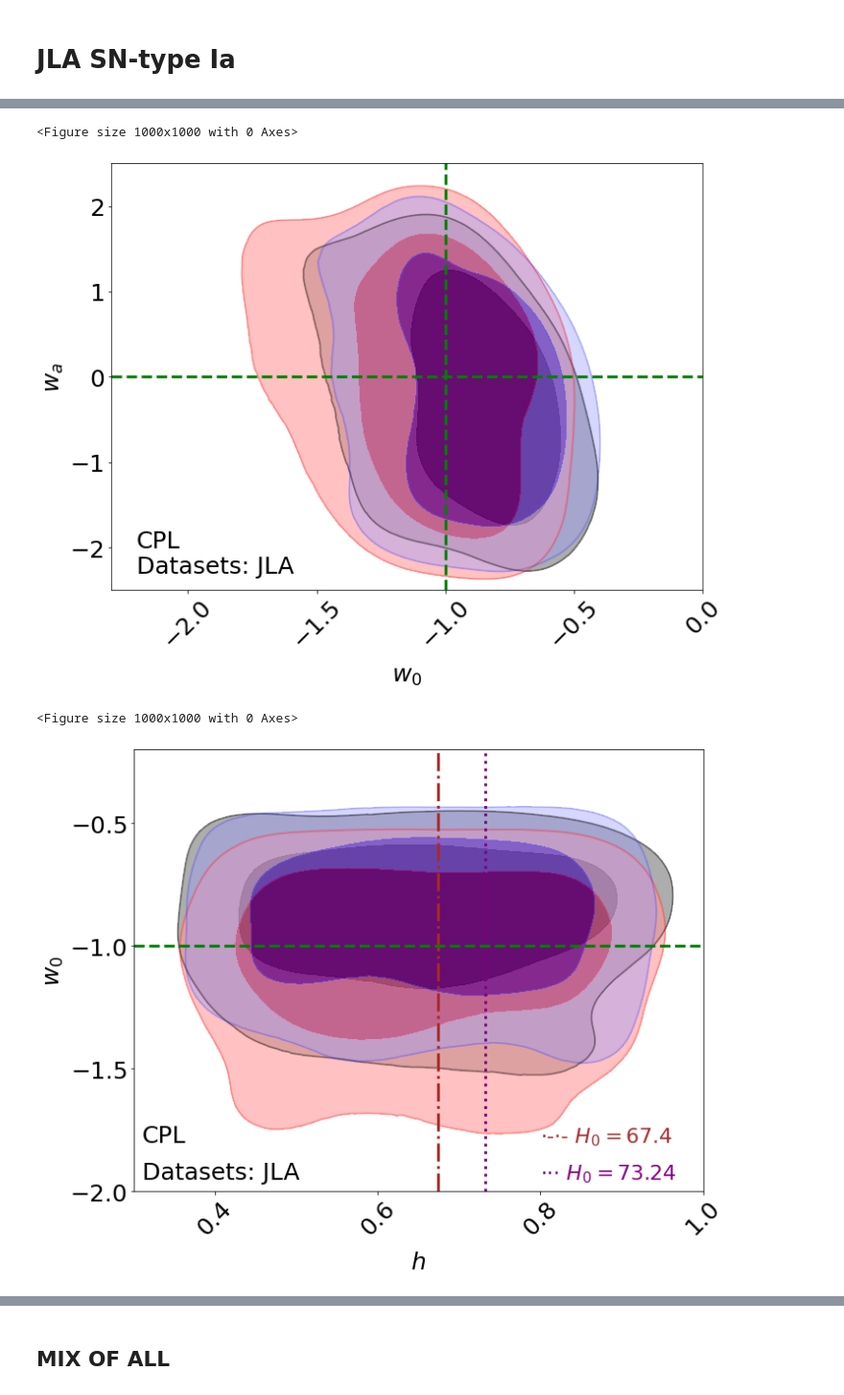
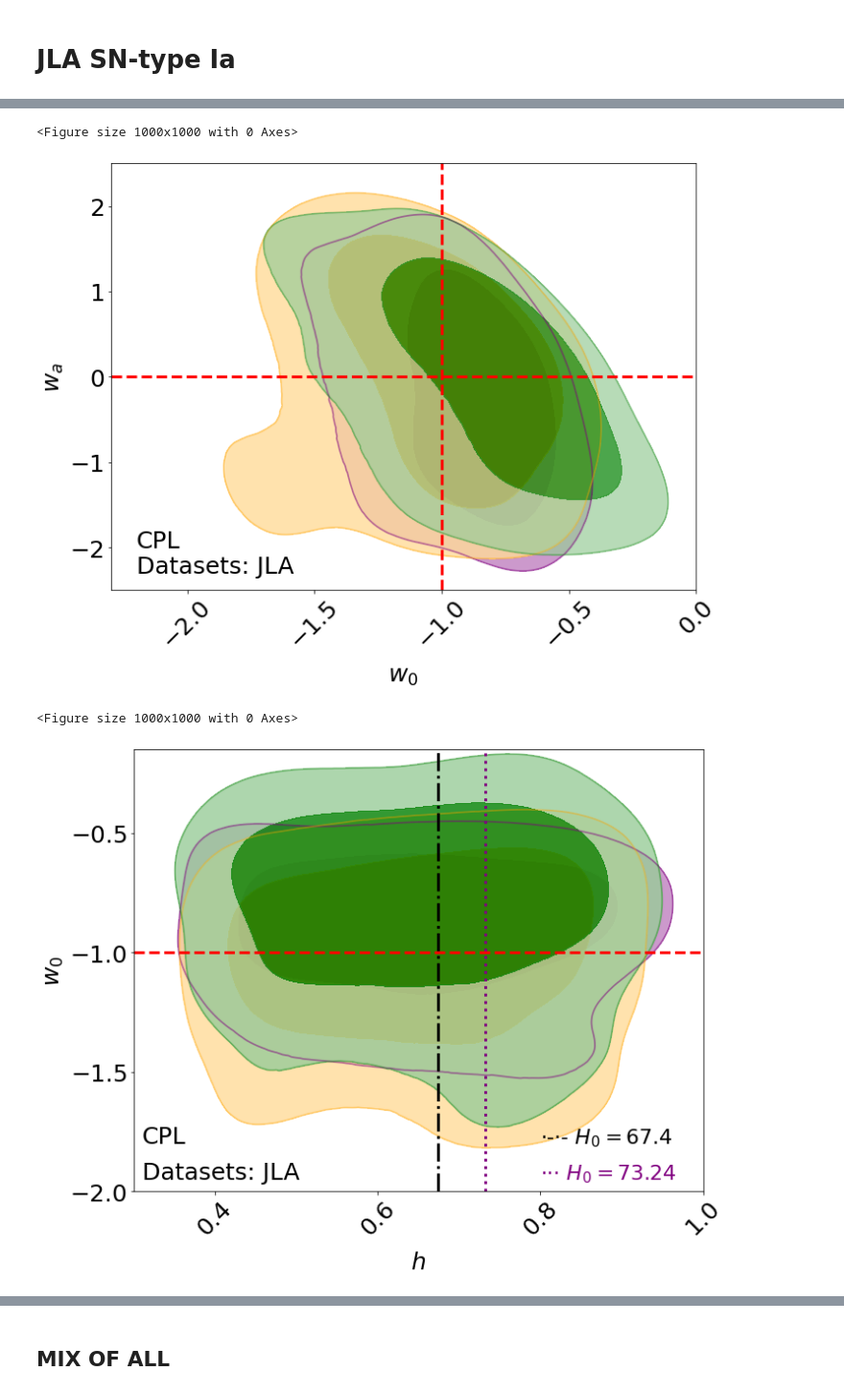
Before and after one commit to igomezv/neuralCosmoReconstruction, a Jupyter notebook: notebooks/getdist_waCDM_crann.ipynb, the cells around one changed output, grey strips where cells are left out. Shown at 96% size. Saved outputs shown, nothing was run; the diff lists cells and outputs as text; code cells hidden in the pictures.

```diff
--- a/notebooks/getdist_waCDM_crann.ipynb
+++ b/notebooks/getdist_waCDM_crann.ipynb
@@ -20,9 +20,8 @@ $ \frac{H(z)^2}{H_0^2} = \Omega_{m,0}(1+z)^3 + (1-\Omega_{m,0})(1+z)^{3(1+\omega
 
 #### Defining file names for MCMC chains for posterior pdf sampling
 # %%
-# dir_name = '/home/cosmocicatais/simpleMC/chains/'
-dir_name = '/home/isidro/Documents/github/simplemc_tests/chains/'
-# dir_name = "chains/"
+# dir_name = '/home/isidro/Documents/gitHub/simplemc_tests/chains/'
+dir_name = "/home/isidro/Documents/gitHub/neuralCosmoReconstruction/notebooks/chains/"
 
 dir_name_sn = dir_name + 'SN/'
 dir_name_sn_planck = dir_name + 'SN+Planck/'
@@ -86,11 +85,13 @@ roots_all = [
                   'waCDM_phy_SN+HD+fs8_nested_dynesty_multi',
                   'waCDM_phy_SN+HD+fs8_nested_dynesty_multi_new',
                   'waCDM_phy_SN+HD+fs8_nested_dynesty_multi_new_new']#_new
+#                   'waCDM_phy_SN+HD+fs8_nested_dynesty_multi_new_new_new']
+
 
 roots_all_planck = [
                   'waCDM_phy_SN+HD+fs8+Planck_nested_dynesty_multi',
                   'waCDM_phy_SN+HD+fs8+Planck_nested_dynesty_multi_new',
-                  'waCDM_phy_SN+HD+fs8+Planck_nested_dynesty_multi_new_new']#_new
+                  'waCDM_phy_SN+HD+fs8+Planck_nested_dynesty_multi_new_new_new']
 
 roots_polycdm = [
                 'PolyCDM_phy_SN+HD+fs8_nested_dynesty_multi',
@@ -103,6 +104,8 @@ roots_polycdm_planck = [
                 'PolyCDM_phy_SN+HD+fs8+Planck_nested_dynesty_multi_new',
                 'PolyCDM_phy_SN+HD+fs8+Planck_nested_dynesty_multi_new_new'
                 ]
+
+color_list = ['purple', 'orange', 'green']
 # %% [markdown]
 # Cosmic chronometers
 
@@ -814,14 +830,14 @@ gg.settings.legend_fontsize = 20
 gg.settings.axes_fontsize = 25
 
 # plt.figure(figsize=(10,8))
-gg.plot_2d(roots_SN, 'w', 'wa', colors=['black', 'red', 'blue'],
-          filled=True, alphas = [0.8,0.6,0.4],
+gg.plot_2d(roots_SN, 'w', 'wa', colors=color_list,
+          filled=True, alphas = [1,0.8,0.7],
           legend_loc='upper right')
 
 # gg.add_legend(['Original', 'FFNN+AE','FFNN+AE+MC-DO'])
 
-gg.add_x_marker(-1, color='green', lw=3.0, label="$\Lambda CDM$")
-gg.add_y_marker(0, color='green', lw=3.0)
+gg.add_x_marker(-1, color='red', lw=3.0, label="$\Lambda CDM$")
+gg.add_y_marker(0, color='red', lw=3.0)
 plt.xlim(-2.3,0)
 plt.ylim(-2.5,2.5)
 plt.text(-2.2, -2, 'CPL', fontsize=25)
@@ -830,47 +846,47 @@ plt.text(-2.2, -2.3, 'Datasets: JLA', fontsize=25)
 plt.savefig('postJLAwowa.png')
 # %% [output]
 <Figure size 1000x1000 with 0 Axes>
-[figure, old version]
+[figure, new version]
 # %%
 plt.figure(figsize=(10, 10), dpi=100)
 
 gg= plots.getSinglePlotter(chain_dir = dir_name_sn, width_inch= 10,
                           ratio = 0.8,
                           analysis_settings={'smooth_scale_2D': 0.5,
                                              'smooth_scale_1D': 0.5,
                                              'ignore_rows': 0.1})
 
 # gg.settings.lab_fontsize = 18
 gg.settings.x_label_rotation= 45
 gg.settings.lab_fontsize = 25
 gg.settings.legend_fontsize = 20
 gg.settings.axes_fontsize = 25
 
 # plt.figure(figsize=(10,8))
-gg.plot_2d(roots_SN, 'h', 'w', colors=['black', 'red', 'blue'],
-          filled=True, alphas = [0.8,0.6,0.4],
+gg.plot_2d(roots_SN, 'h', 'w', colors=color_list,
+          filled=True, alphas = [1, 0.8, 0.8],
           legend_loc='upper right')
 
 # gg.add_legend(['Original', 'FFNN+AE','FFNN+AE+MC-DO'])
 
 
 gg.add_x_marker(0.7324, color='purple', lw=3.0, ls='dotted')
-gg.add_x_marker(0.674, color='brown', lw=3.0, ls='dashdot')
-gg.add_y_marker(-1, color='green', lw=3.0)
+gg.add_x_marker(0.674, color='black', lw=3.0, ls='dashdot')
+gg.add_y_marker(-1, color='red', lw=3.0)
 
 
-plt.text(0.8, -1.8, '·-·- $H_0 = 67.4$', fontsize=22, color='brown')
+plt.text(0.8, -1.8, '·-·- $H_0 = 67.4$', fontsize=22, color='black')
 plt.text(0.8, -1.95, '··· $H_0 = 73.24$', fontsize=22, color='purple')
 
 plt.xlim(0.3, 1)
-plt.ylim(-2.0,-0.2)
+plt.ylim(-2.0,-0.15)
 
 plt.text(0.31, -1.8, 'CPL', fontsize=25)
 plt.text(0.31, -1.95, 'Datasets: JLA', fontsize=25)
 plt.savefig('postJLAhwo.png')
 # %% [output]
 <Figure size 1000x1000 with 0 Axes>
-[figure, old version]
+[figure, new version]
 # %%
 plt.figure(figsize=(10, 10), dpi=100)
 
```
Also changed, not shown: parts of 77 cells of this notebook, 23 other files.
